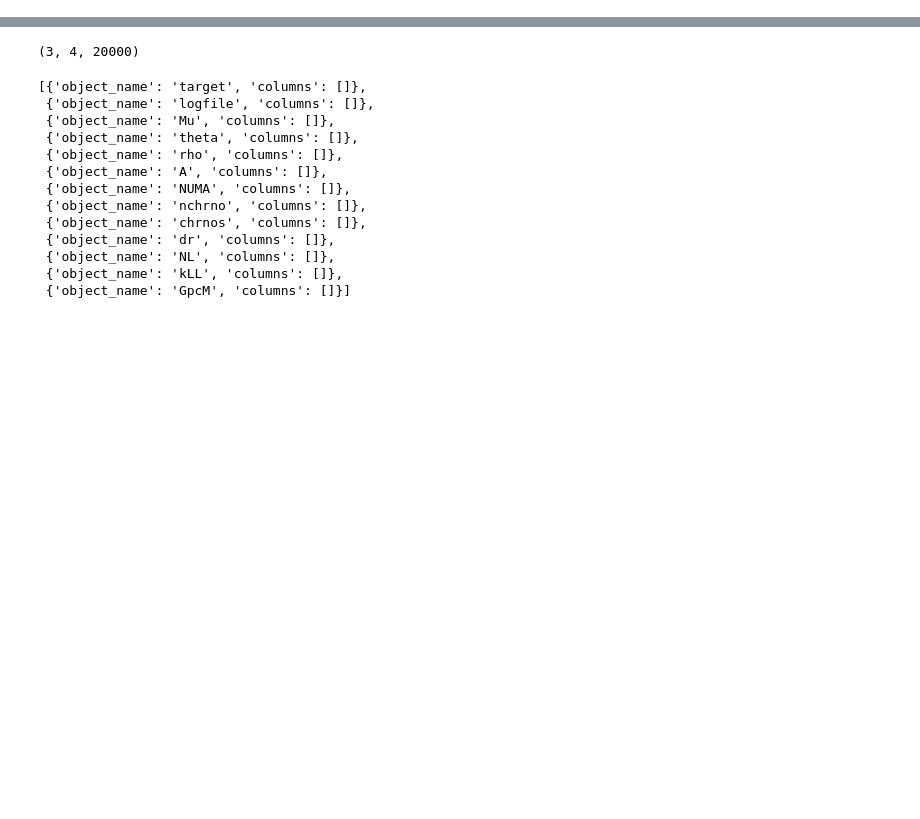
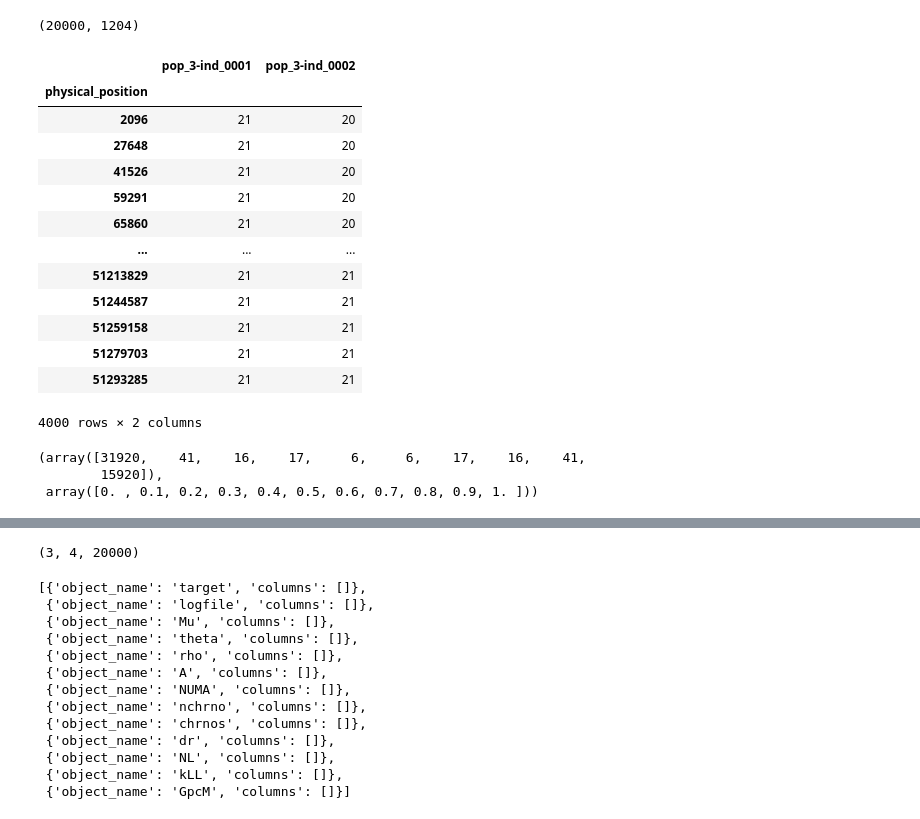
Before and after one commit to rwaples/lai-sim, a Jupyter notebook: workflow/notebooks/scratch.ipynb, the cells around one changed output, grey strips where cells are left out. Cells and saved outputs as stored; diff of their text form; code cells hidden in the pictures; blank space fills up the shorter version.

```diff
--- a/workflow/notebooks/scratch.ipynb
+++ b/workflow/notebooks/scratch.ipynb
@@ -62 +127,32 @@ df.to_hdf('/home/kele/save_test.h5', key = 'la', mode = 'w',
+# %%
+site_matrix_path = "/home/kele/Documents/lai/lai-sim/results/local_ancestry/AmericanAdmixture_4B11/AA_42/short_run.true_local_ancestry.site_matrix.npz"
+
+loaded = np.load(site_matrix_path)
+site_matrix = loaded['arr']
+site_matrix.shape
+# %% [output]
+(20000, 1204)
+# %%
+pd.read_hdf("/home/kele/Dropbox/Documents/lai/lai-sim/results/RFMix2/AmericanAdmixture_4B11/AA_42/short_run/diploid_la.hdf")
+# %% [output]
+|  | pop_3-ind_0001 | pop_3-ind_0002 |
+| physical_position |  |  |
+| 2096 | 21 | 20 |
+| 27648 | 21 | 20 |
+| 41526 | 21 | 20 |
+| 59291 | 21 | 20 |
+| 65860 | 21 | 20 |
+| ... | ... | ... |
+| 51213829 | 21 | 21 |
+| 51244587 | 21 | 21 |
+| 51259158 | 21 | 21 |
+| 51279703 | 21 | 21 |
+| 51293285 | 21 | 21 |
+4000 rows × 2 columns
+# %%
+np.histogram(lai.value)#.groupby('physical_position').size()
+# %% [output]
+(array([31920,    41,    16,    17,     6,     6,    17,    16,    41,
+        15920]),
+ array([0. , 0.1, 0.2, 0.3, 0.4, 0.5, 0.6, 0.7, 0.8, 0.9, 1. ]))
 # %%
```
Also changed, not shown: parts of 14 cells of this notebook, 4 other files.
